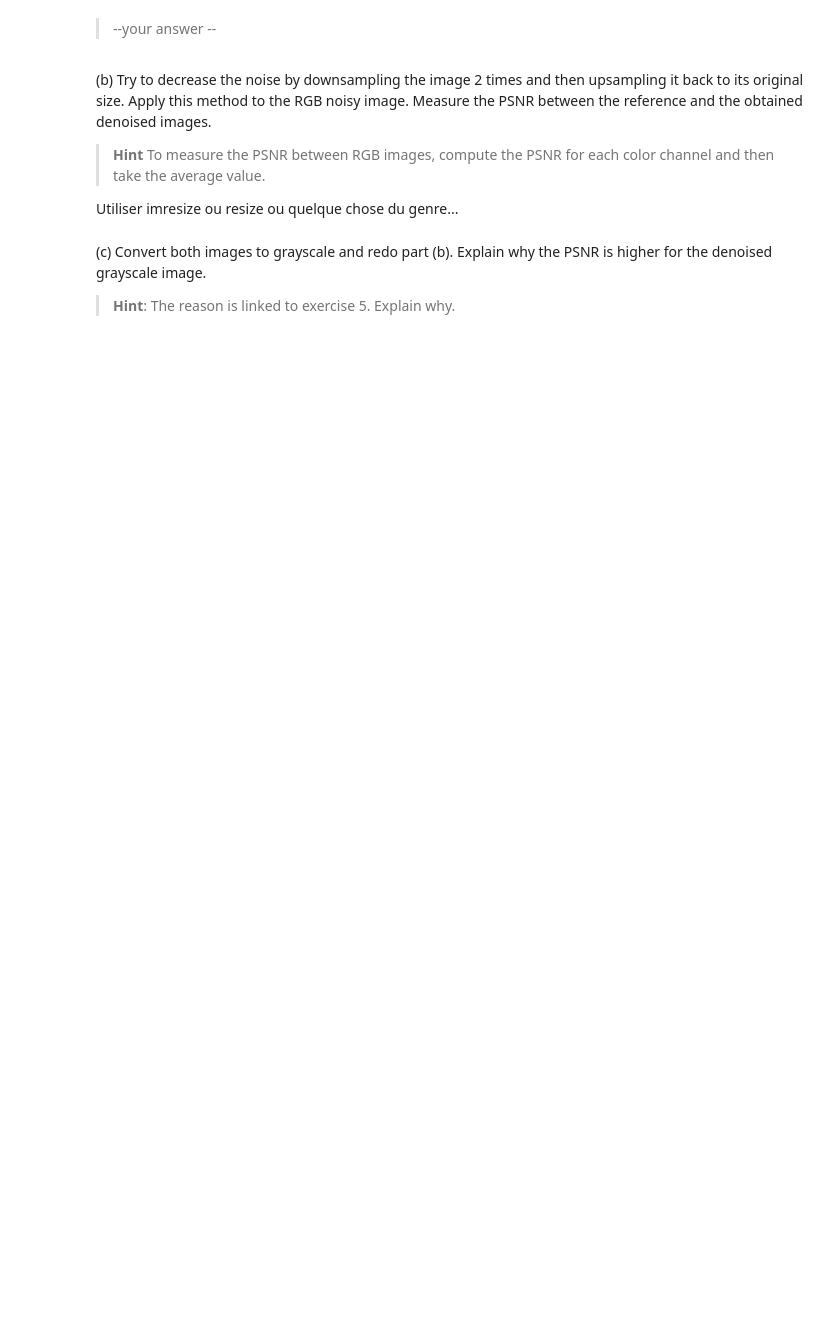
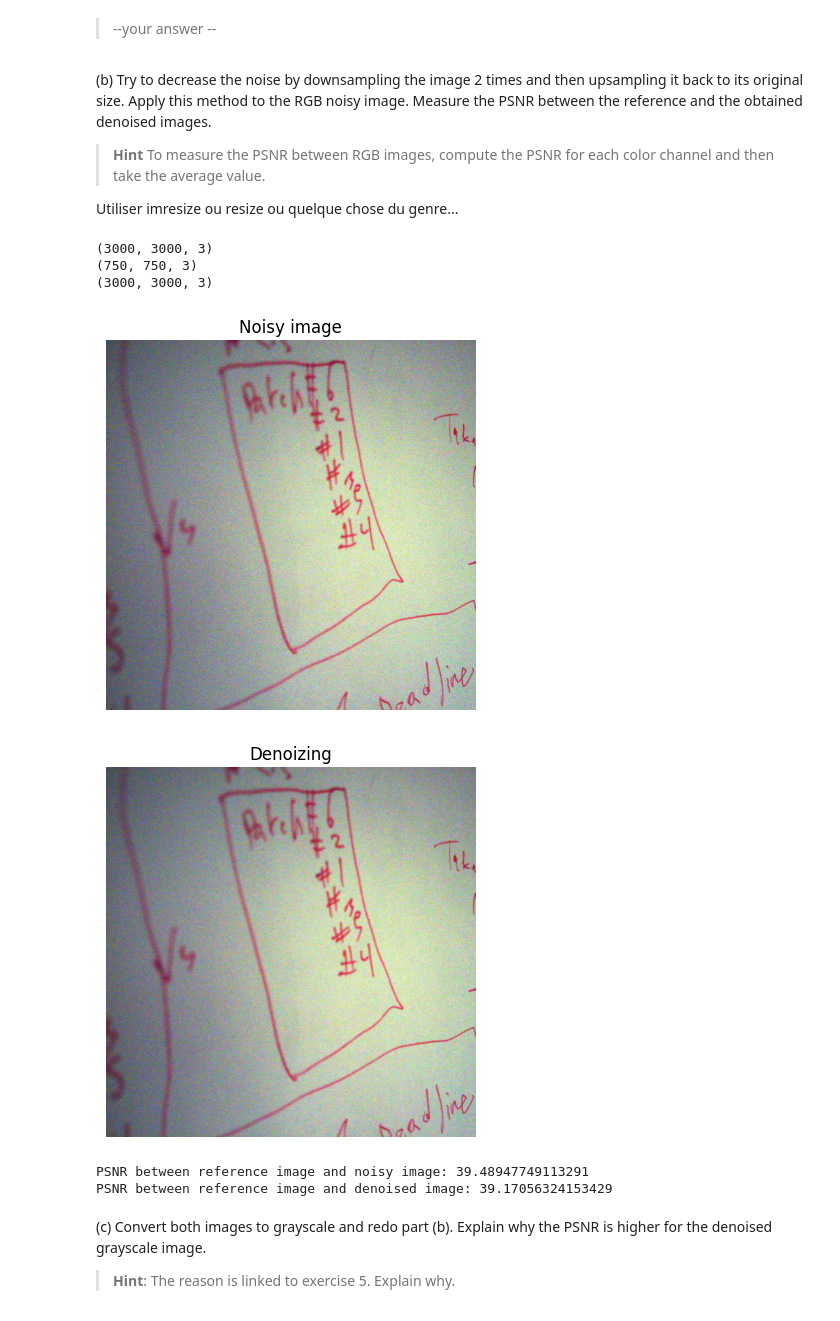
Before and after one commit to Arkanthara/digital_image_processing, a Jupyter notebook: TP3_Image_acquisition_and_sensing.ipynb, the cells around one changed output. Cells and saved outputs as stored; diff of their text form; code cells hidden in the pictures; blank space fills up the shorter version.

```diff
--- a/TP3_Image_acquisition_and_sensing.ipynb
+++ b/TP3_Image_acquisition_and_sensing.ipynb
@@ -378,6 +409,29 @@ You are given a pair of two images (reference and noisy) from the [RENOIR datase
 > **Hint** To measure the PSNR between RGB images, compute the PSNR for each color channel and then take the average value.
 
 Utiliser imresize ou resize ou quelque chose du genre...
+# %%
+shape = noisy.shape
+print(shape)
+
+#noisy_downsampled = noisy[::4, ::4, :]
+noisy_downsampled = sk.transform.resize(noisy, (shape[0] // 4, shape[1] // 4))
+print(noisy_downsampled.shape)
+
+noisy_upsampled = sk.transform.resize(noisy_downsampled, shape)
+print(noisy_upsampled.shape)
+print_image(noisy, "Noisy image")
+print_image(noisy_upsampled, "Denoizing")
+
+print(f"PSNR between reference image and noisy image: {PSNR(reference, noisy)}")
+print(f"PSNR between reference image and denoised image: {PSNR(reference, noisy_upsampled)}")
+# %% [output]
+(3000, 3000, 3)
+(750, 750, 3)
+(3000, 3000, 3)
+[figure, added]
+[figure, added]
+PSNR between reference image and noisy image: 39.48947749113291
+PSNR between reference image and denoised image: 39.17056324153429
 # %% [markdown]
 (c) Convert both images to grayscale and redo part (b). Explain why the PSNR is higher for the denoised grayscale image.
 > **Hint**: The reason is linked to exercise 5. Explain why.
```
Also changed, not shown: parts of 11 cells of this notebook, 1 other file.
